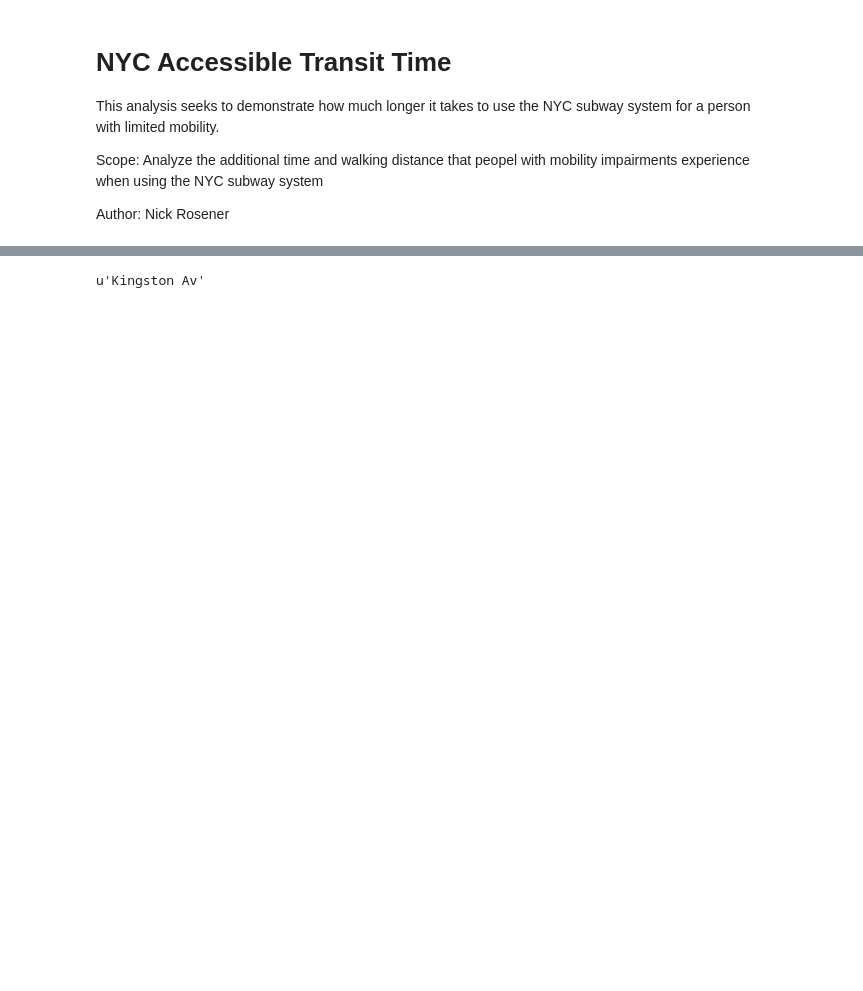
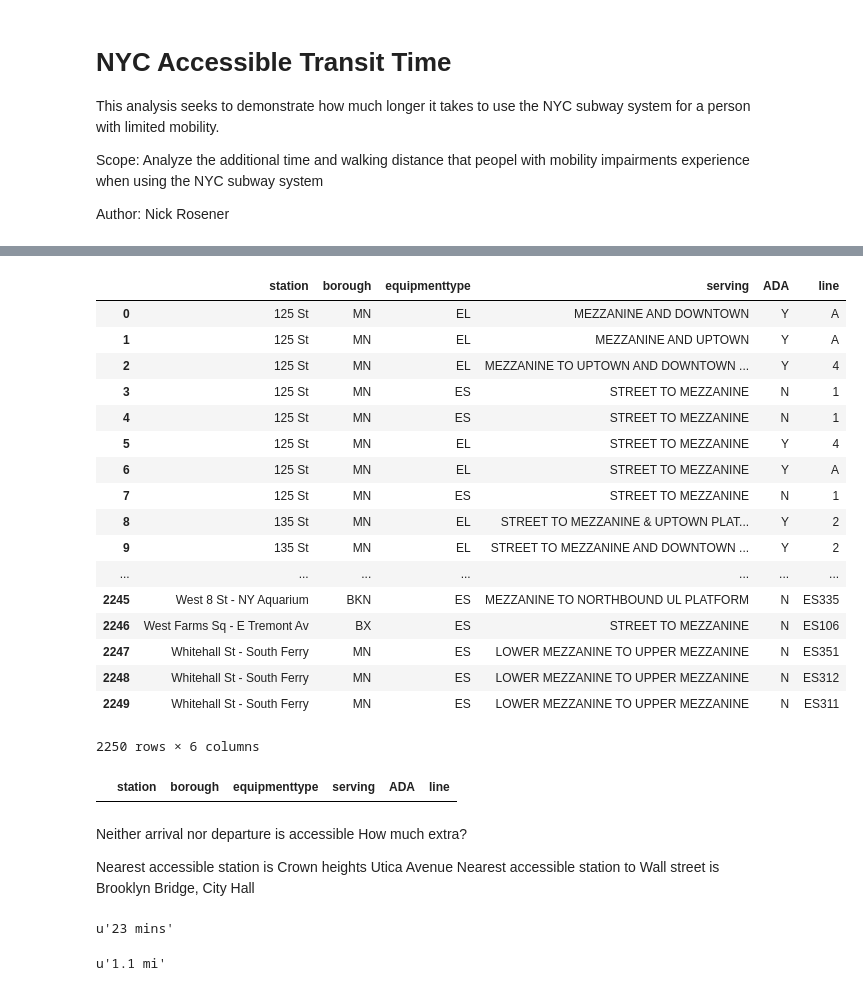
Before and after one commit to Data4Democracy/nyc-accessibility, a Jupyter notebook: notebooks/NYC Accessible Transit Time.ipynb, the cells around one changed output, grey strips where cells are left out. Cells and saved outputs as stored; diff of their text form; code cells hidden in the pictures; blank space fills up the shorter version.

```diff
--- a/notebooks/NYC Accessible Transit Time.ipynb
+++ b/notebooks/NYC Accessible Transit Time.ipynb
@@ -71,4 +107,35 @@ u'Grand Central - 42 St'
-# %%
-departure_stop
-# %% [output]
-u'Kingston Av'
+# %%
+accessibility_by_station = pd.read_csv("/Users/nickrosener/Development/nyc-accessibility/data/ADA_by_station_and_line.csv")
+# %%
+accessibility_by_station
+# %% [output]
+|  | station | borough | equipmenttype | serving | ADA | line |
+| 0 | 125 St | MN | EL | MEZZANINE AND DOWNTOWN | Y | A |
+| 1 | 125 St | MN | EL | MEZZANINE AND UPTOWN | Y | A |
+| 2 | 125 St | MN | EL | MEZZANINE TO UPTOWN AND DOWNTOWN ... | Y | 4 |
+| 3 | 125 St | MN | ES | STREET TO MEZZANINE | N | 1 |
+| 4 | 125 St | MN | ES | STREET TO MEZZANINE | N | 1 |
+| 5 | 125 St | MN | EL | STREET TO MEZZANINE | Y | 4 |
+| 6 | 125 St | MN | EL | STREET TO MEZZANINE | Y | A |
+| 7 | 125 St | MN | ES | STREET TO MEZZANINE | N | 1 |
+| 8 | 135 St | MN | EL | STREET TO MEZZANINE & UPTOWN PLAT... | Y | 2 |
+| 9 | 135 St | MN | EL | STREET TO MEZZANINE AND DOWNTOWN ... | Y | 2 |
+| ... | ... | ... | ... | ... | ... | ... |
+| 2245 | West 8 St - NY Aquarium | BKN | ES | MEZZANINE TO NORTHBOUND UL PLATFORM | N | ES335 |
+| 2246 | West Farms Sq - E Tremont Av | BX | ES | STREET TO MEZZANINE | N | ES106 |
+| 2247 | Whitehall St - South Ferry | MN | ES | LOWER MEZZANINE TO UPPER MEZZANINE | N | ES351 |
+| 2248 | Whitehall St - South Ferry | MN | ES | LOWER MEZZANINE TO UPPER MEZZANINE | N | ES312 |
+| 2249 | Whitehall St - South Ferry | MN | ES | LOWER MEZZANINE TO UPPER MEZZANINE | N | ES311 |
+2250 rows × 6 columns
+# %%
+a = accessibility_by_station['station'] == arrival_stop
+
+accessibility_by_station[np.logical_and.reduce((a))]
+# No, it is not accessible
+# %% [output]
+|  | station | borough | equipmenttype | serving | ADA | line |
+# %% [markdown]
+Neither arrival nor departure is accessible How much extra?
+
+Nearest accessible station is Crown heights Utica Avenue
+Nearest accessible station to Wall street is Brooklyn Bridge, City Hall
@@ -74,0 +154,8 @@ u'Kingston Av'
+# %%
+new_directions_a['routes'][0]["legs"][0]["duration"]["text"]
+# %% [output]
+u'23 mins'
+# %%
+new_directions_a['routes'][0]["legs"][0]["distance"]["text"]
+# %% [output]
+u'1.1 mi'
```
Also changed, not shown: parts of 22 cells of this notebook, 1 other file.
